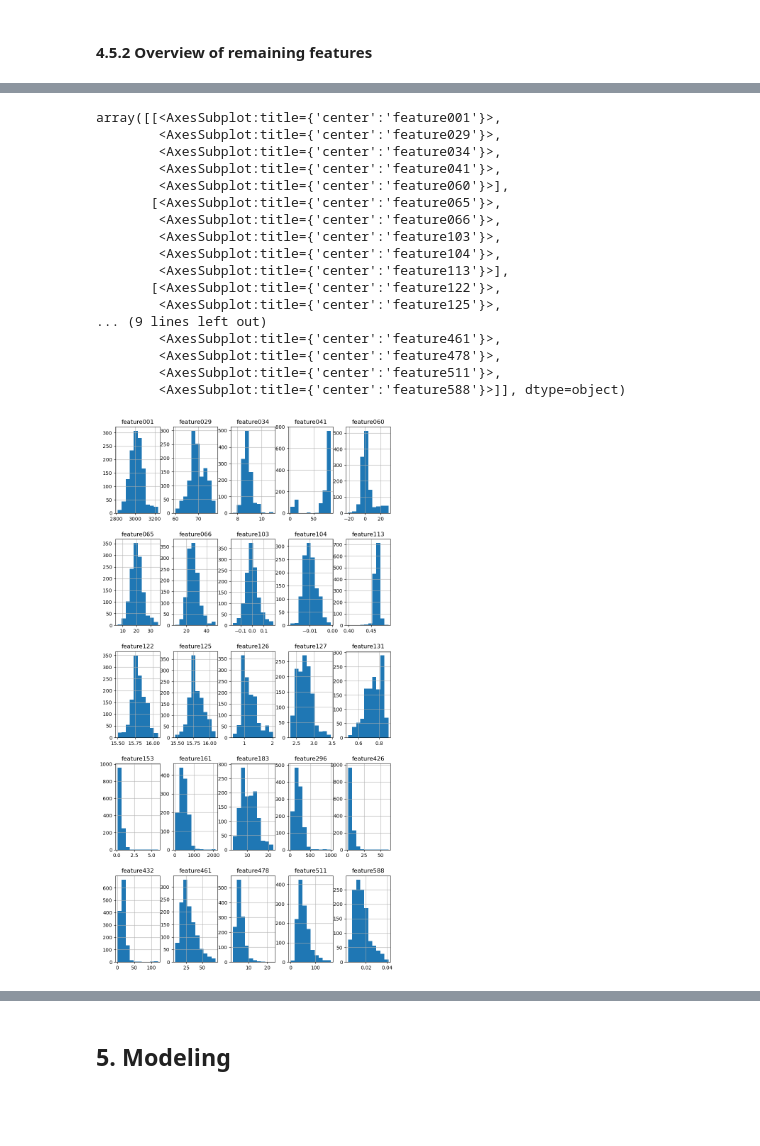
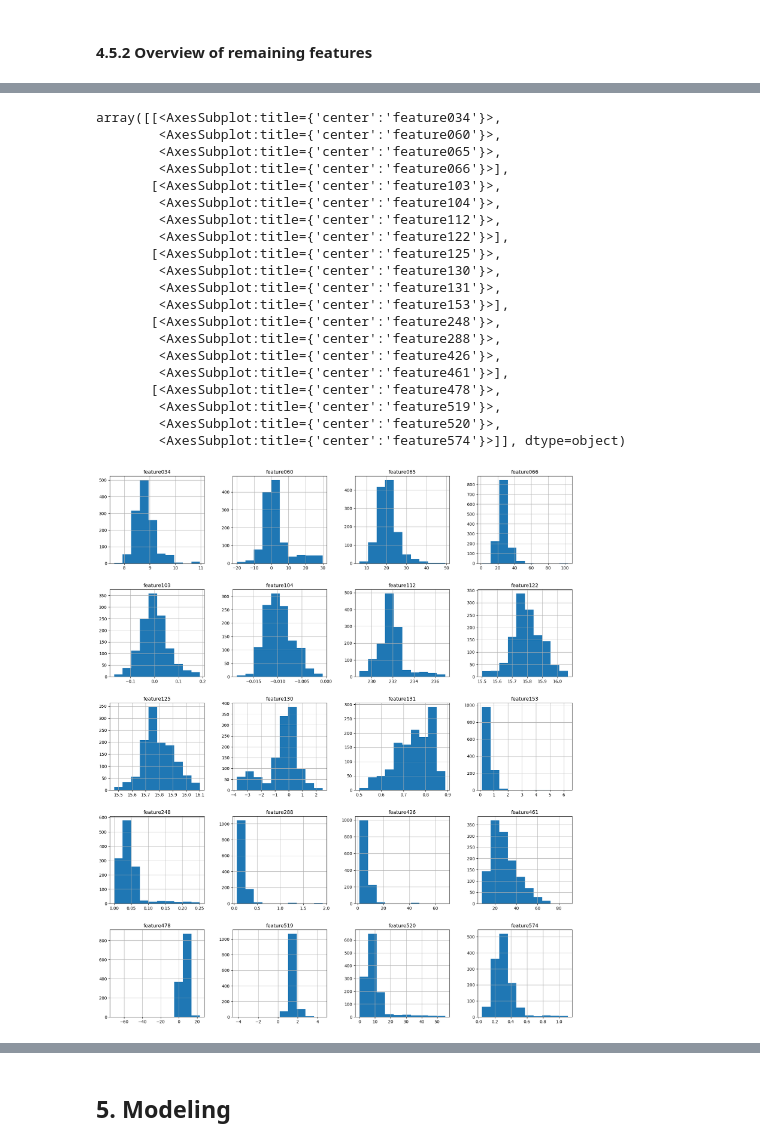
Before and after one commit to Landschy/datamining-htw, a Jupyter notebook: scripts/Behzad.ipynb, the cells around one changed output, grey strips where cells are left out. Drawn from its saved outputs; the diff is of its cells as text; code cells hidden in the pictures; blank space fills up the shorter version.

```diff
--- a/scripts/Behzad.ipynb
+++ b/scripts/Behzad.ipynb
@@ -434,11 +486,11 @@ plt.show()
 [figure]
 # %%
 # Defining a threshold to remove the values above it
-threshold= 1
+threshold= 0.7
 pct_null = X_train.isnull().sum() / len(X_train)
 missing_value_cols = pct_null[pct_null >= threshold].index
 
-# number of features containing more than the threshold of missing values
+# number of features containing more than 55% missing values
 print(len(missing_value_cols))
 print(missing_value_cols)
 
@@ -586,7 +636,7 @@ def MissingValueImputation(X, Imputer) :
     elif Imputer == 'MICE' :
 
         #define imputer
-        MICE_imputer = IterativeImputer(max_iter=2, sample_posterior=False, random_state=40)
+        MICE_imputer = IterativeImputer(max_iter=20, sample_posterior=False, random_state=100)
 
         #fit dataset
         return(MICE_imputer.fit_transform(X))
@@ -699,7 +750,7 @@ def BorutaFeatureSelection (X, y) :
     return pd.DataFrame(X.filter(final_features)) , final_features
 # %%
 # apply Boruta and store selected features in the variable
-X_train , final_features = BorutaFeatureSelection(X_train_KNN,y_train)
+X_train , final_features = BorutaFeatureSelection(X_train_MICE,y_train)
 # %% [output]
 Iteration:      1 / 200
 Confirmed:      0
@@ -759,25 +811,28 @@ None
 # %%
 # Histogram of the features
-X_train.hist(figsize=(10,20))
+X_train.hist(figsize=(20,24))
 # %% [output]
-array([[<AxesSubplot:title={'center':'feature001'}>,
-        <AxesSubplot:title={'center':'feature029'}>,
-        <AxesSubplot:title={'center':'feature034'}>,
-        <AxesSubplot:title={'center':'feature041'}>,
-        <AxesSubplot:title={'center':'feature060'}>],
-       [<AxesSubplot:title={'center':'feature065'}>,
-        <AxesSubplot:title={'center':'feature066'}>,
-        <AxesSubplot:title={'center':'feature103'}>,
+array([[<AxesSubplot:title={'center':'feature034'}>,
+        <AxesSubplot:title={'center':'feature060'}>,
+        <AxesSubplot:title={'center':'feature065'}>,
+        <AxesSubplot:title={'center':'feature066'}>],
+       [<AxesSubplot:title={'center':'feature103'}>,
         <AxesSubplot:title={'center':'feature104'}>,
-        <AxesSubplot:title={'center':'feature113'}>],
-       [<AxesSubplot:title={'center':'feature122'}>,
-        <AxesSubplot:title={'center':'feature125'}>,
-... (9 lines left out)
-        <AxesSubplot:title={'center':'feature461'}>,
-        <AxesSubplot:title={'center':'feature478'}>,
-        <AxesSubplot:title={'center':'feature511'}>,
-        <AxesSubplot:title={'center':'feature588'}>]], dtype=object)
+        <AxesSubplot:title={'center':'feature112'}>,
+        <AxesSubplot:title={'center':'feature122'}>],
+       [<AxesSubplot:title={'center':'feature125'}>,
+        <AxesSubplot:title={'center':'feature130'}>,
+        <AxesSubplot:title={'center':'feature131'}>,
+        <AxesSubplot:title={'center':'feature153'}>],
+       [<AxesSubplot:title={'center':'feature248'}>,
+        <AxesSubplot:title={'center':'feature288'}>,
+        <AxesSubplot:title={'center':'feature426'}>,
+        <AxesSubplot:title={'center':'feature461'}>],
+       [<AxesSubplot:title={'center':'feature478'}>,
+        <AxesSubplot:title={'center':'feature519'}>,
+        <AxesSubplot:title={'center':'feature520'}>,
+        <AxesSubplot:title={'center':'feature574'}>]], dtype=object)
-[figure, old version]
+[figure, new version]
 # %%
 # Histogram of Standard Deviation of the remaining features
 StandardDeviation(X_train)
```
Also changed, not shown: parts of 126 cells of this notebook, 7 other files.
